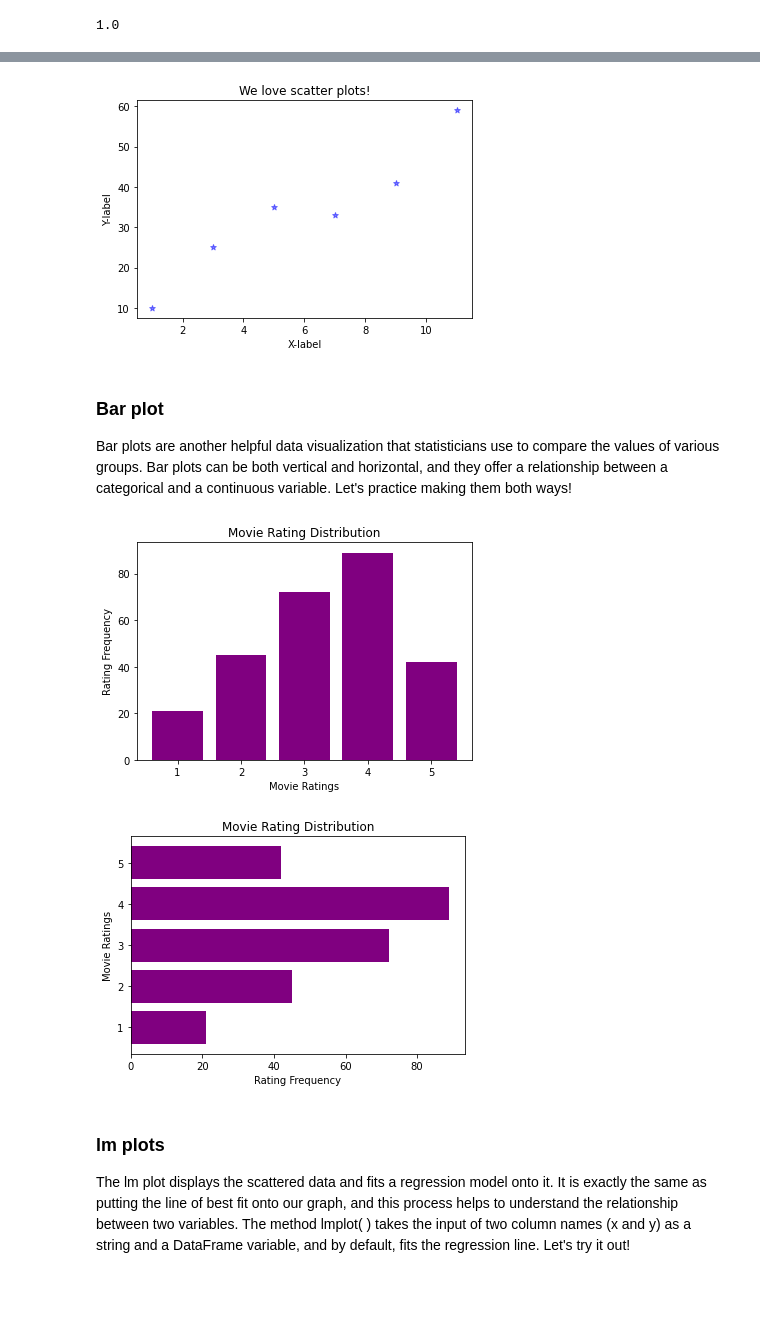
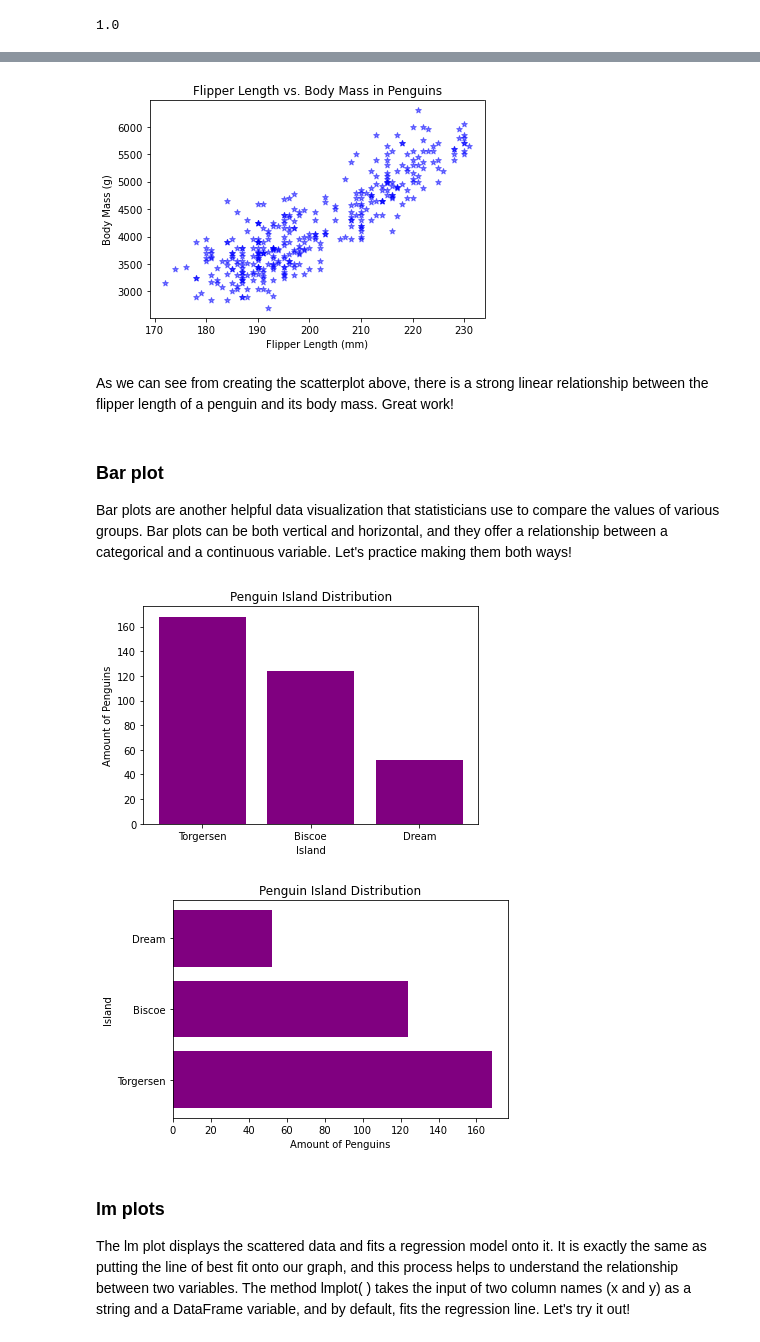
Before and after one commit to vnguyen24/SURF2022, a Jupyter notebook: Session3/Teaching3.ipynb, the cells around one changed output, grey strips where cells are left out. Saved outputs shown, nothing was run; the diff lists cells and outputs as text; code cells hidden in the pictures; blank space fills up the shorter version.

Commit message:
Edited the file to work with penguins dataset

```diff
--- a/Session3/Teaching3.ipynb
+++ b/Session3/Teaching3.ipynb
@@ -73,74 +109,75 @@ Scatter plots are another helpful way to visualize data in statistics, and we ca
 # %%
 # As always, load libraries
 import matplotlib.pyplot as plt
+import pandas as pd
 
-# Create the data
-x = [1,3,5,7,9,11]
-y = [10,25,35,33,41,59]
+# Load the dataset
+df = pd.read_csv("penguins_lter.csv")
 
 # Draw the scatter plot
-plt.scatter(x, y, c = 'blue', marker = '*', alpha = 0.5)
+plt.scatter(df["Flipper Length (mm)"], df["Body Mass (g)"], c = "blue", marker = "*", alpha = 0.5)
 
-# Add x-axis and y-axix labels
-plt.xlabel("X-label")
-plt.ylabel("Y-label")
+# Add x-axis and y-axis labels
+plt.xlabel("Flipper Length (mm)")
+plt.ylabel("Body Mass (g)")
 
 # Add a title
-plt.title("We love scatter plots!")
+plt.title("Flipper Length vs. Body Mass in Penguins")
 
 # Display the graph
 plt.show()
 # %% [output]
-[figure, old version]
+[figure, new version]
+# %% [markdown]
+As we can see from creating the scatterplot above, there is a strong linear relationship between the flipper length of a penguin and its body mass. Great work!
 # %% [markdown]
 ### Bar plot
 Bar plots are another helpful data visualization that statisticians use to compare the values of various groups. Bar plots can be both vertical and horizontal, and they offer a relationship between a categorical and a continuous variable. Let's practice making them both ways!
 # %%
 # Add libraries
 import matplotlib.pyplot as plt
+import pandas as pd
 
-# Create data
-movie_ratings = [1,2,3,4,5]
-rating_counts = [21,45,72,89,42]
+# Load data
+df = pd.read_csv("penguins_lter.csv")
 
 # Plot the data
 # The bar function requires at least an x value and a y value
-plt.bar(movie_ratings, rating_counts, color = 'purple')
+plt.bar(df["Island"].unique(), df["Island"].value_counts(), color = 'purple')
 
 # Add axis labels
-plt.xlabel("Movie Ratings")
-plt.ylabel("Rating Frequency")
+plt.xlabel("Island")
+plt.ylabel("Amount of Penguins")
 
 # Add a title
-plt.title("Movie Rating Distribution")
+plt.title("Penguin Island Distribution")
 
 # Display the plot
 plt.show()
 # %% [output]
-[figure, old version]
+[figure, new version]
 # %%
 # Add libraries
 import matplotlib.pyplot as plt
 
 # Create data
-movie_ratings = [1,2,3,4,5]
-rating_counts = [21,45,72,89,42]
+df = pd.read_csv("penguins_lter.csv")
 
 # Plot the data
 # The barh function requires at least an x value and a y value
-plt.barh(movie_ratings, rating_counts, color = 'purple')
+plt.barh(df["Island"].unique(), df["Island"].value_counts(), color = 'purple')
 
 # Add axis labels
-plt.xlabel("Rating Frequency")
-plt.ylabel("Movie Ratings")
+plt.xlabel("Amount of Penguins")
+plt.ylabel("Island")
 
 # Add a title
-plt.title("Movie Rating Distribution")
+plt.title("Penguin Island Distribution")
 
 # Display the plot
 plt.show()
 # %% [output]
-[figure, old version]
+[figure, new version]
 # %% [markdown]
 ### lm plots
 The lm plot displays the scattered data and fits a regression model onto it. It is exactly the same as putting the line of best fit onto our graph, and this process helps to understand the relationship between two variables. The method lmplot( ) takes the input of two column names (x and y) as a string and a DataFrame variable, and by default, fits the regression line. Let's try it out!
```
Also changed, not shown: parts of 14 cells of this notebook.
